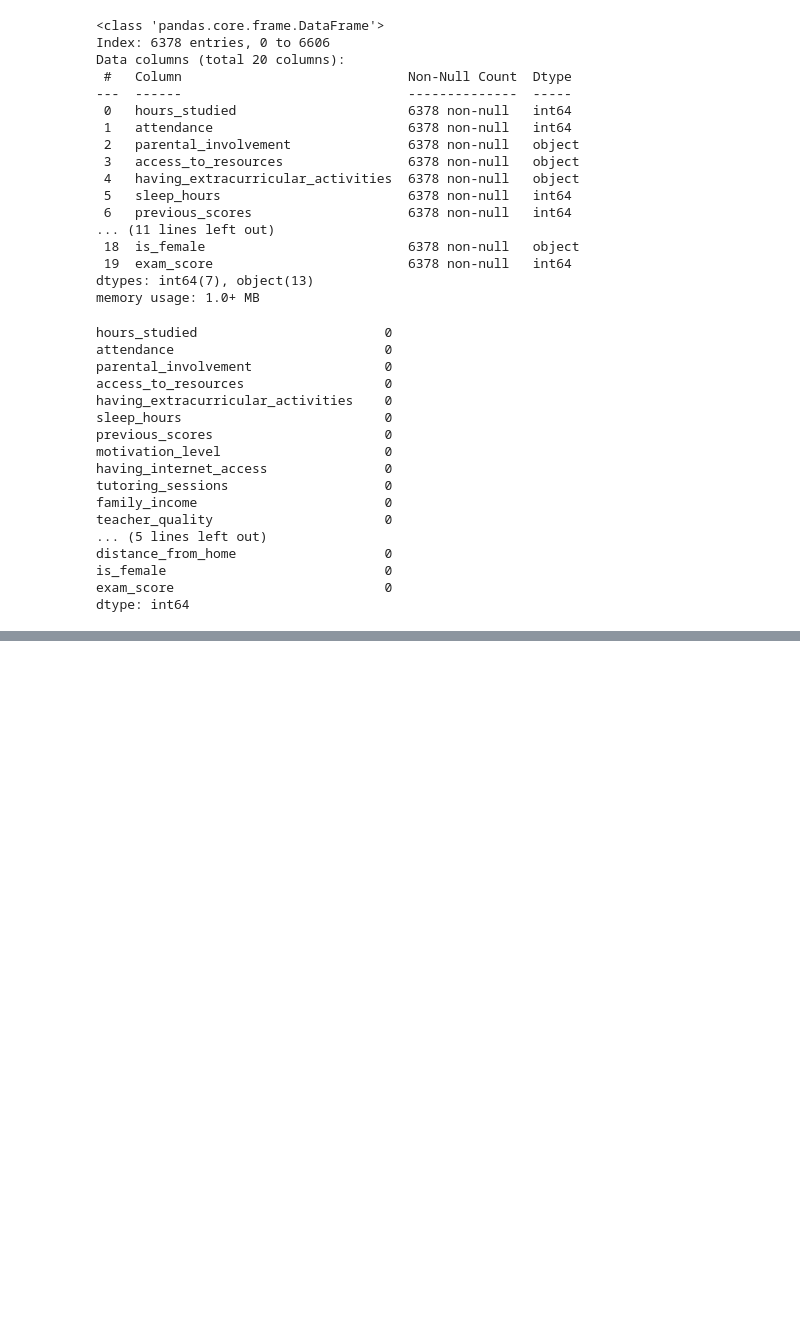
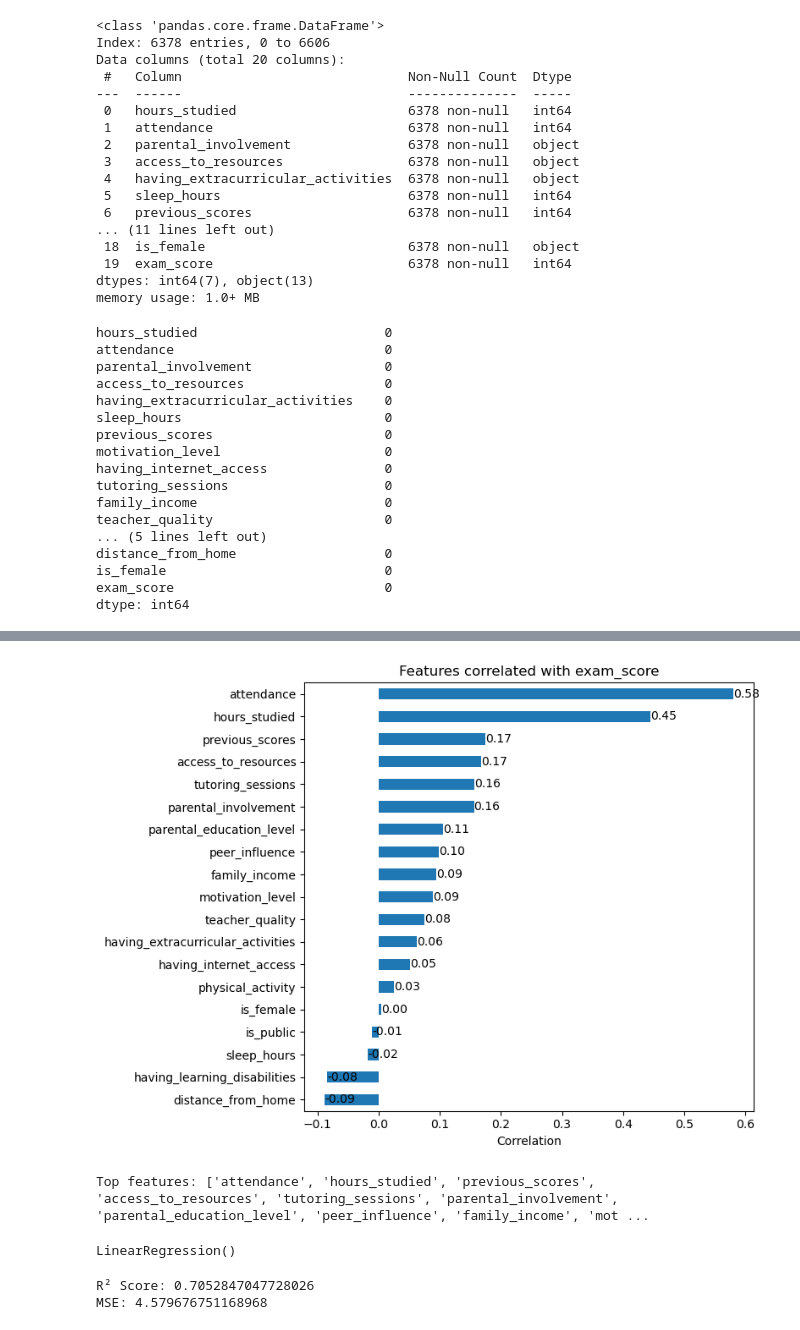
Before and after one commit to minhngocda/kaggle_student_performance_factors, a Jupyter notebook: Student_performance_sample.ipynb, the cells around one changed output, grey strips where cells are left out. Drawn from its saved outputs; the diff is of its cells as text; code cells hidden in the pictures; blank space fills up the shorter version.

Commit message:
First regression model

```diff
--- a/Student_performance_sample.ipynb
+++ b/Student_performance_sample.ipynb
@@ -244,0 +293,36 @@ dtype: int64
+# %%
+corr = df_cleaned.corr()
+
+exam_corr = corr['exam_score'].sort_values()
+
+plt.figure(figsize=(8, 6))
+
+exam_corr.drop('exam_score').plot(kind='barh')
+
+# remove self-correlation
+exam_corr = exam_corr.drop('exam_score')
+
+ax = exam_corr.plot(kind='barh')
+
+plt.title("Features correlated with exam_score")
+plt.xlabel("Correlation")
+
+for index, value in enumerate(exam_corr):
+    ax.text(
+        value,              # x position
+        index,              # y position
+        f"{value:.2f}",     # label format
+        va='center'
+    )
+
+plt.tight_layout()
+plt.show()
+# %% [output]
+[figure, added]
+# %%
+# pick top strongest features
+top_features = exam_corr.sort_values(ascending=False).head(10).index.tolist()
+
+print("Top features:", top_features)
+# %% [output]
+Top features: ['attendance', 'hours_studied', 'previous_scores', 'access_to_resources', 'tutoring_sessions', 'parental_involvement', 'parental_education_level', 'peer_influence', 'family_income', 'mot ...
@@ -244,0 +340,19 @@ dtype: int64
+# %%
+#Train a simple regression model
+from sklearn.linear_model import LinearRegression
+
+model = LinearRegression()
+model.fit(X_train, y_train)
+# %% [output]
+LinearRegression()
+# %%
+#evaluate the model
+from sklearn.metrics import mean_squared_error, r2_score
+
+y_pred = model.predict(X_test)
+
+print("R² Score:", r2_score(y_test, y_pred))
+print("MSE:", mean_squared_error(y_test, y_pred))
+# %% [output]
+R² Score: 0.7052847047728026
+MSE: 4.579676751168968
```
Also changed, not shown: parts of 12 cells of this notebook.
